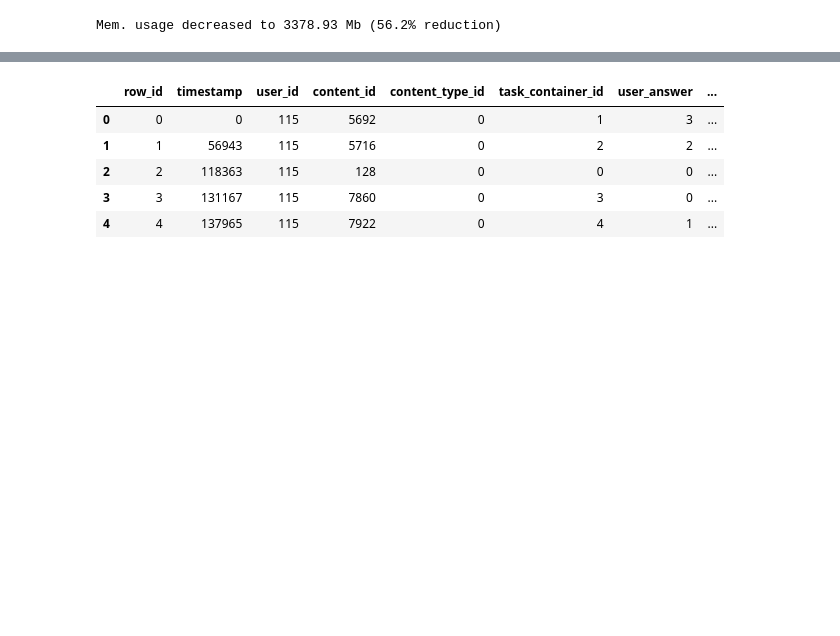
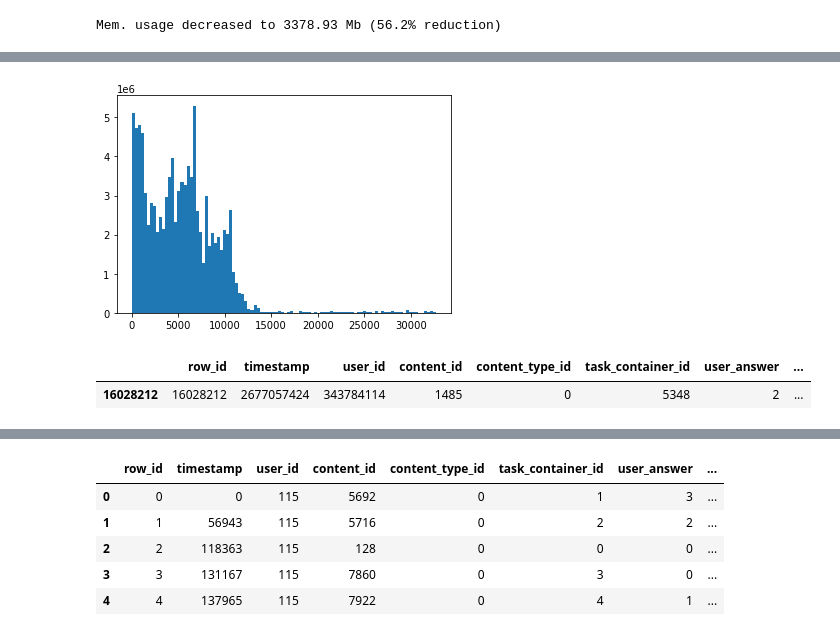
Before and after one commit to zakopuro/kaggle_Riiid, a Jupyter notebook: notebook/EDA.ipynb, the cells around one changed output, grey strips where cells are left out. Saved outputs shown, nothing was run; the diff lists cells and outputs as text; code cells hidden in the pictures; blank space fills up the shorter version.

```diff
--- a/notebook/EDA.ipynb
+++ b/notebook/EDA.ipynb
@@ -80,0 +180,10 @@ Mem. usage decreased to 11427.83 Mb (21.1% reduction)
+# %%
+plt.hist(train_df['content_id'],bins=100)
+plt.show()
+# %% [output]
+[figure, added]
+# %%
+train_df[train_df['content_id'] == 1485]
+# %% [output]
+|  | row_id | timestamp | user_id | content_id | content_type_id | task_container_id | user_answer | ... |
+| 16028212 | 16028212 | 2677057424 | 343784114 | 1485 | 0 | 5348 | 2 | ... |
```
Also changed, not shown: parts of 49 cells of this notebook, 13 other files.
